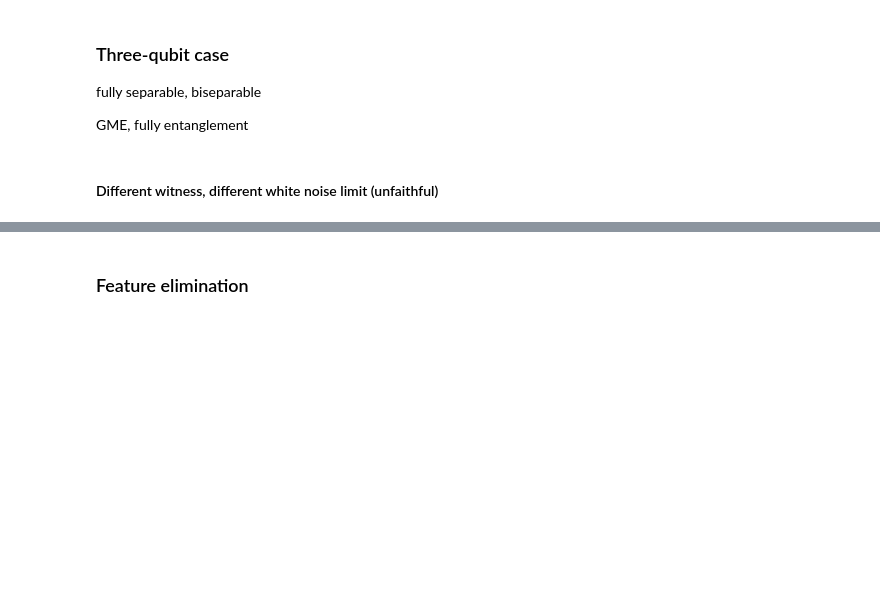
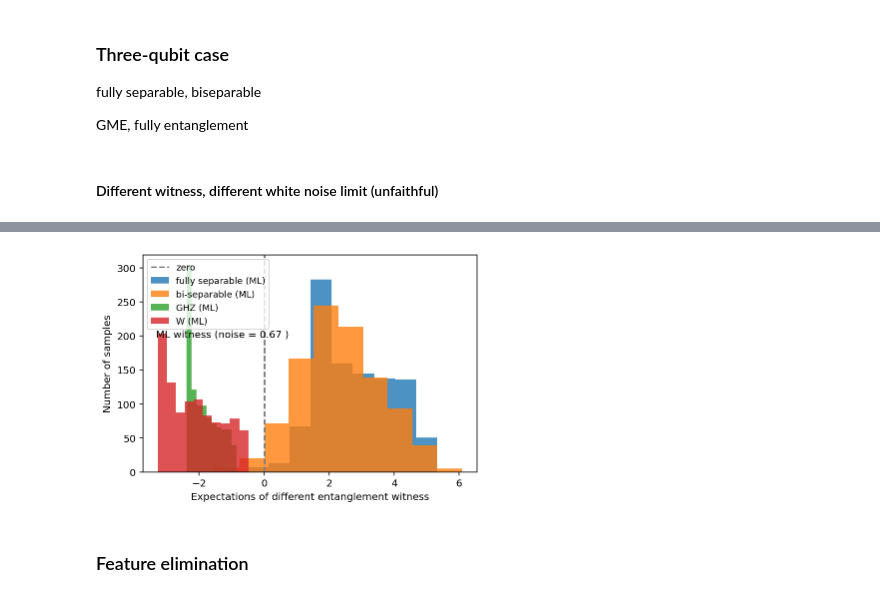
Before and after one commit to Jue-Xu/Entanglement-Witness, a Jupyter notebook: notebook/entangle.ipynb, the cells around one changed output, grey strips where cells are left out. Drawn from its saved outputs; the diff is of its cells as text; code cells hidden in the pictures; blank space fills up the shorter version.

```diff
--- a/notebook/entangle.ipynb
+++ b/notebook/entangle.ipynb
@@ -662,0 +668,72 @@ generate_rand_product_state: 3 qubits, 1000 samples
+# %%
+size_train = 1000
+size_test = 1000
+
+noise_limit = 4/6
+to_features = 10
+# three-qubit tomographic ansatz
+three_pauli = [tensor([a,b,c]) for a in pauli_operators for b in pauli_operators for c in pauli_operators]
+three_pauli_label = [a+b+c for a in pauli_str for b in pauli_str for c in pauli_str ]
+three_pauli_subset, three_pauli_label_subset = zip(*random.sample(list(zip(three_pauli, three_pauli_label)), to_features))
+three_pauli_subset = list(three_pauli_subset)
+three_pauli_label_subset = list(three_pauli_label_subset)
+# print(len(three_pauli_subset))
+# print(three_pauli)
+# print(three_pauli_subset)
+
+
+##################### training ########################
+# input_states = [generate_rand_product_state(3, 2 * size_train), ghz_3_density, w_3_density]
+# labels = [ [1 for i in range(2 * size_train)], [0 for i in range(size_train) ], [0 for i in range(size_train)] ]
+# print(labels)
+fully_sep_data = [ generate_rand_product_state(3, size_train,noise_limit=noise_limit,is_pure=False), const_label(1, size_train) ]
+# fully_sep_data = [generate_rand_product_density(3, size_train, 0), const_label(1,size_train)]
+bi_sep_data = [generate_noisy_biseparable(1, 2, size_train, noise_limit), const_label(1,size_train)]
+ghz3_data = [generate_noisy_ghz_ensemble(n=3,m=size_train,noise_limit=noise_limit), const_label(0,size_train)]
+w3_data = [generate_noisy_w_ensemble(n=3,m=size_train,noise_limit=noise_limit), const_label(0,size_train)]
+
+X, y = construct_training_dataset(
+    states_labels=[fully_sep_data, bi_sep_data, ghz3_data, w3_data],
+    operators=three_pauli_subset)
+print('number of features', len(X[0]))
+print('selected pauli operators:',three_pauli_label_subset)
+# print(Y)
+n_sample = len(X)
+X_train = X[:int(0.9 * n_sample)]
+# print(X_train)
+y_train = y[:int(0.9 * n_sample)]
+X_test = X[int(0.9 * n_sample):]
+y_test = y[int(0.9 * n_sample):]
+
+clf = svm.SVC()
+clf.fit(X_train, y_train)
+print('train score:', clf.score(X_train, y_train))
+print('test score:', clf.score(X_test, y_test))
+
+##################### testing ########################
+# fully_sep_test = generate_rand_product_density(3, size_test)
+fully_sep_test = generate_rand_product_state(3, size_test,noise_limit=noise_limit,is_pure=False)
+bi_sep_test = generate_noisy_biseparable(1, 2, size_test, noise_limit)
+ghz3_test = generate_noisy_ghz_ensemble(n=3,m=size_test,noise_limit=noise_limit)
+w3_test = generate_noisy_w_ensemble(n=3,m=size_test,noise_limit=noise_limit)
+test_dataset = [fully_sep_test, bi_sep_test, ghz3_test, w3_test]
+# test_1 = generate_two_qubit_random_pure_state_PPT(size_test)[1]
+
+comparison_legend = ['zero', 'fully separable (ML)', 'bi-separable (ML)', 'GHZ (ML)', 'W (ML)']
+# three_qubit_legend = ['zero', 'fully separable (GHZ witness)', 'GHZ3 (GHZ witness)', 'W3 (GHZ witness)', 'fully separable (W witness)','W3 (W witness)', 'GHZ (W witness)', 'fully separable (ML)', 'GHZ (ML)', 'W (ML)']
+decision_test = []
+for test_data in test_dataset:
+    feature_test = [expect(three_pauli_subset, state) for state in test_data]
+    prediction_test = clf.predict(feature_test)
+    # print(prediction_three_1)
+    decision_test.append( clf.decision_function(feature_test) )
+
+fig, ax = plt.subplots(figsize=(6, 4))
+title = f'ML witness (noise = {noise_limit:.2f} )'
+plot_expectation_hist(ax, decision_test, comparison_legend,title=title)
+
+##################### plot ########################
+
+# fig.show()
+plt.savefig('three_qubit_hist_ML.png', dpi=300)
+# %% [output]
@@ -663,3 +751,4 @@ generate_rand_product_state: 3 qubits, 1000 samples
+[figure, added]
 # %% [markdown]
 ### Feature elimination
 # %%
```
Also changed, not shown: parts of 9 cells of this notebook, 7 other files.
